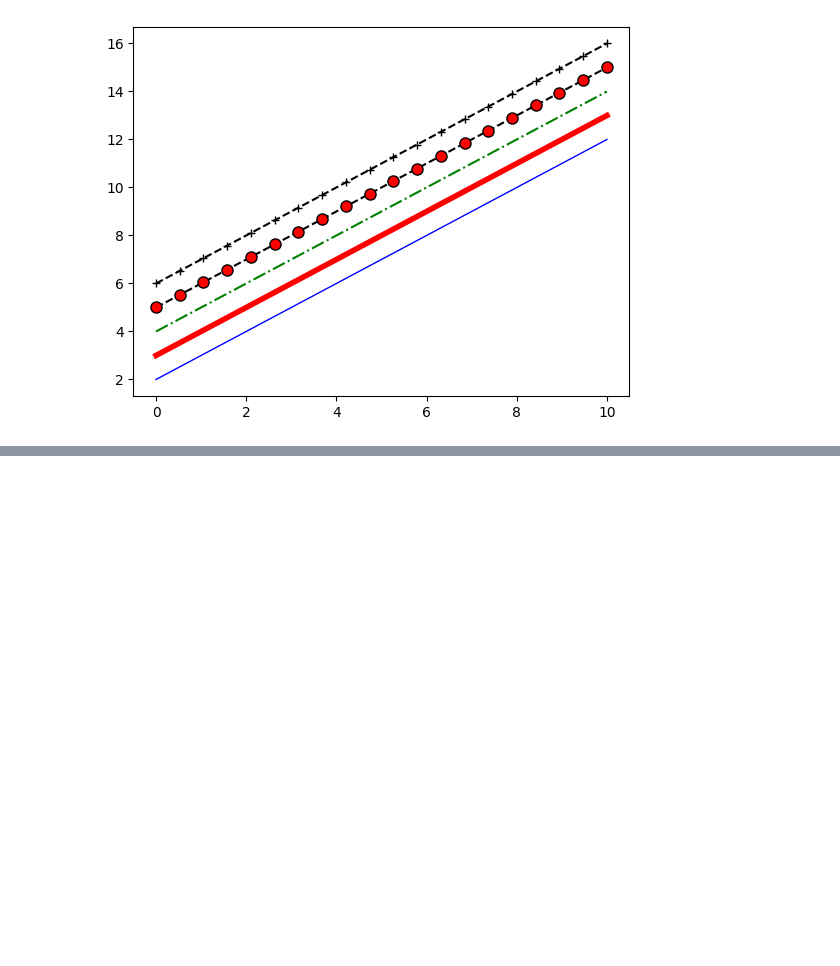
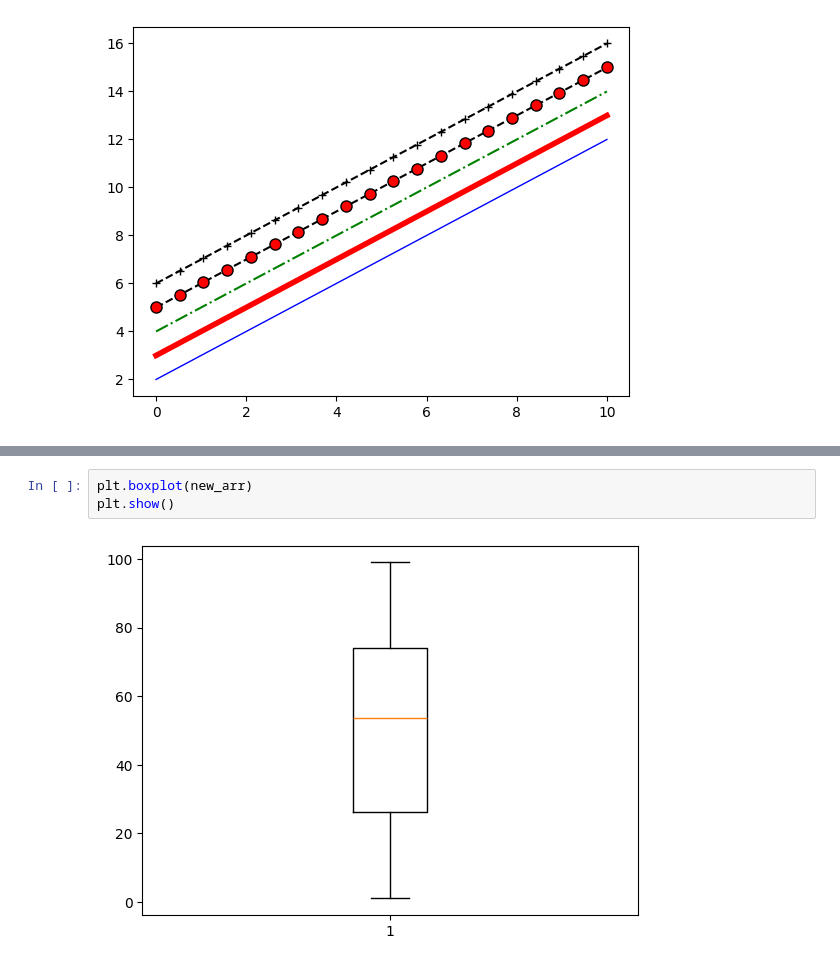
Before and after one commit to enistolgasn/Data-Science-and-Machine-Learning, a Jupyter notebook: 15 - Matplotlib/matplotlib_styles.ipynb, the cells around one changed output, grey strips where cells are left out. Saved outputs shown, nothing was run; the diff lists cells and outputs as text; blank space fills up the shorter version.

```diff
--- a/15 - Matplotlib/matplotlib_styles.ipynb
+++ b/15 - Matplotlib/matplotlib_styles.ipynb
@@ -49,0 +69,5 @@ plt.show()
+# %%
+plt.boxplot(new_arr)
+plt.show()
+# %% [output]
+[figure, added]
```
Also changed, not shown: parts of 4 cells of this notebook.
